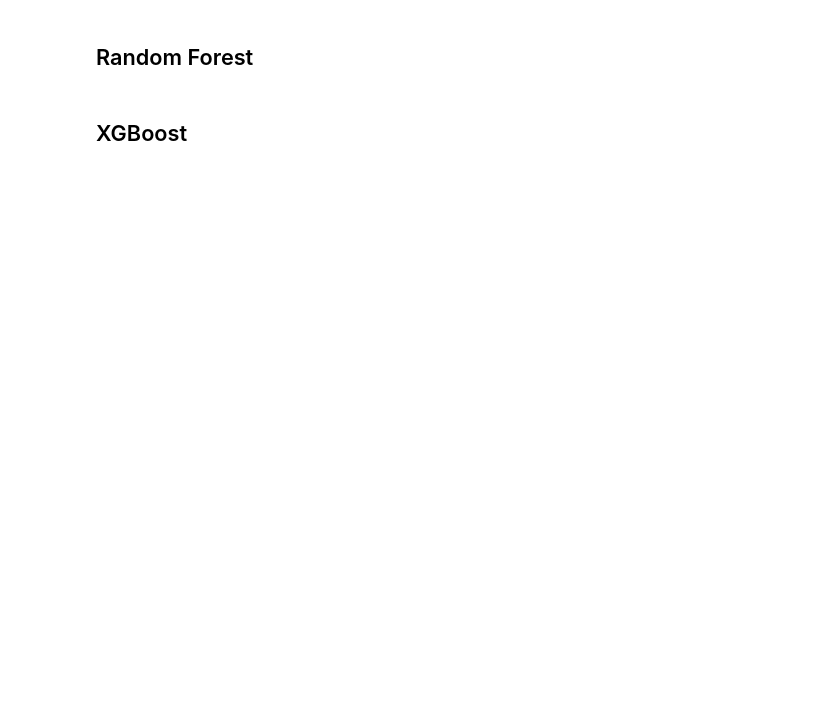
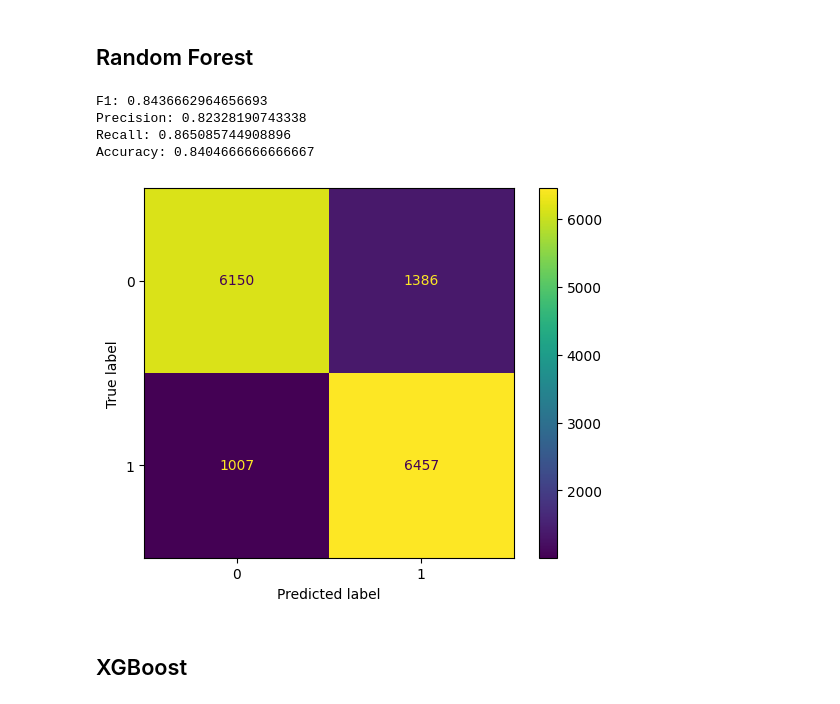
Before and after one commit to Taielmolina01/7506R-1C2024-GRUPO01, a Jupyter notebook: TP2/7506R_TP2_GRUPO01_ENTREGA.ipynb, the cells around one changed output. Cells and saved outputs as stored; diff of their text form; code cells hidden in the pictures; blank space fills up the shorter version.

```diff
--- a/TP2/7506R_TP2_GRUPO01_ENTREGA.ipynb
+++ b/TP2/7506R_TP2_GRUPO01_ENTREGA.ipynb
@@ -155,20 +191,21 @@ def func_classif(param_distributions, cv, scoring, estimator, n_iter):
 
   return randomcv
 # %%
-# n_iter = 5
+n_iter = 5
 
-# param_distributions = { "criterion" : ["gini", "entropy", "log_loss"],
-#                "min_samples_leaf" : [1, 5, 10],
-#                "min_samples_split" : [2, 4, 10, 12, 16],
-#                "n_estimators": [10, 20, 50, 70, 100],
-#                 "max_depth": range(15, 50) }
+param_distributions = {
+    "criterion" : ["gini", "entropy", "log_loss"],
+    "min_samples_leaf" : [1, 5, 10],
+    "min_samples_split" : [2, 4, 10, 12, 16],
+    "n_estimators": [10, 20, 50, 70, 100],
+    "max_depth": range(15, 50) }
 
 
-# cv = StratifiedKFold(n_splits=5)
+cv = StratifiedKFold(n_splits=5)
 
-# scoring = "accuracy"
+scoring = "accuracy"
 
-# estimator = RandomForestClassifier(random_state=33)
+estimator = RandomForestClassifier(random_state=33)
 
-# randomcv = func_classif(param_distributions, cv, scoring, estimator, n_iter)
+randomcv = func_classif(param_distributions, cv, scoring, estimator, n_iter)
 # %%
@@ -176,15 +213,22 @@ def func_classif(param_distributions, cv, scoring, estimator, n_iter):
 # %%
-# best_params_rf = randomcv.best_params_
+best_params_rf = randomcv.best_params_
 # %%
-# best_rf = RandomForestClassifier(criterion=best_params_rf["criterion"],
-#                                  min_samples_leaf=best_params_rf["min_samples_leaf"],
-#                                  min_samples_split=best_params_rf["min_samples_split"],
-#                                  n_estimators=best_params_rf["n_estimators"],
-#                                  max_depth=best_params_rf["max_depth"])
+best_rf = RandomForestClassifier(
+            criterion=best_params_rf["criterion"],
+            min_samples_leaf=best_params_rf["min_samples_leaf"],
+            min_samples_split=best_params_rf["min_samples_split"],
+            n_estimators=best_params_rf["n_estimators"],
+            max_depth=best_params_rf["max_depth"])
 # %%
-# best_rf.fit(x_train_vec, y_train)
+best_rf.fit(x_train_vec, y_train)
 
-# y_pred = best_rf.predict(x_test_vec)
+y_pred = best_rf.predict(x_test_vec)
 # %%
-# imprimir_resultados(y_test_, y_pred)
+imprimir_resultados(y_test_, y_pred)
+# %% [output]
+F1: 0.8436662964656693
+Precision: 0.82328190743338
+Recall: 0.865085744908896
+Accuracy: 0.8404666666666667
+[figure, added]
 # %%
```
Also changed, not shown: parts of 21 cells of this notebook, 7 other files.
